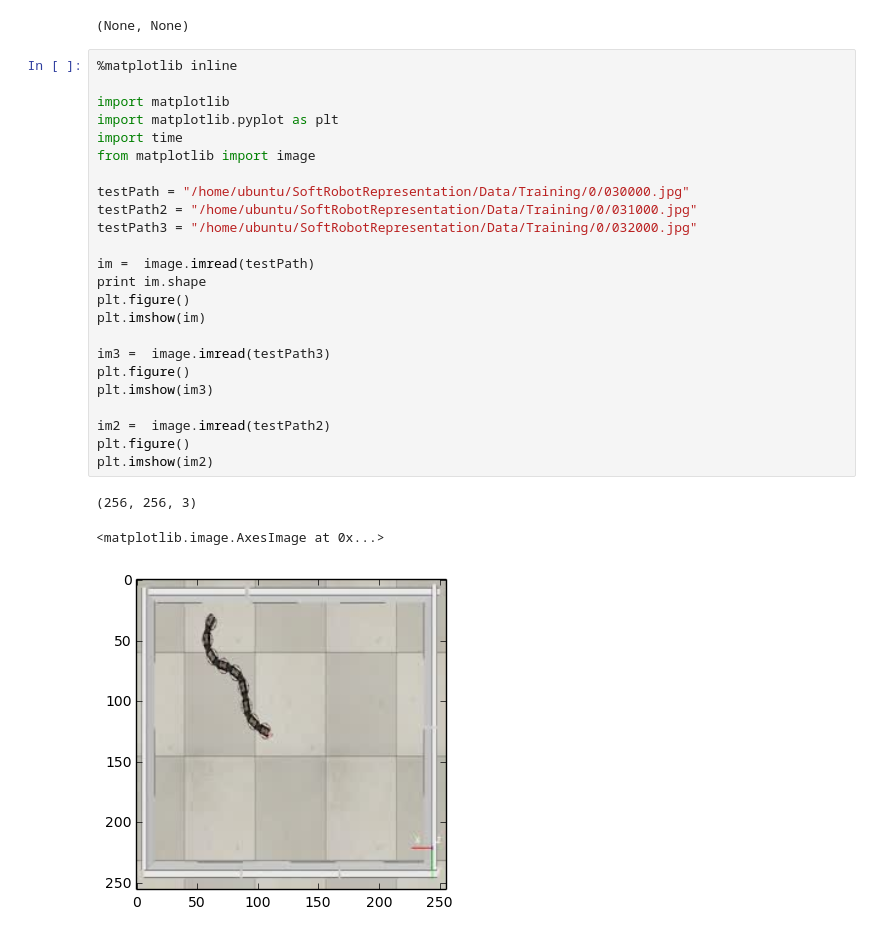
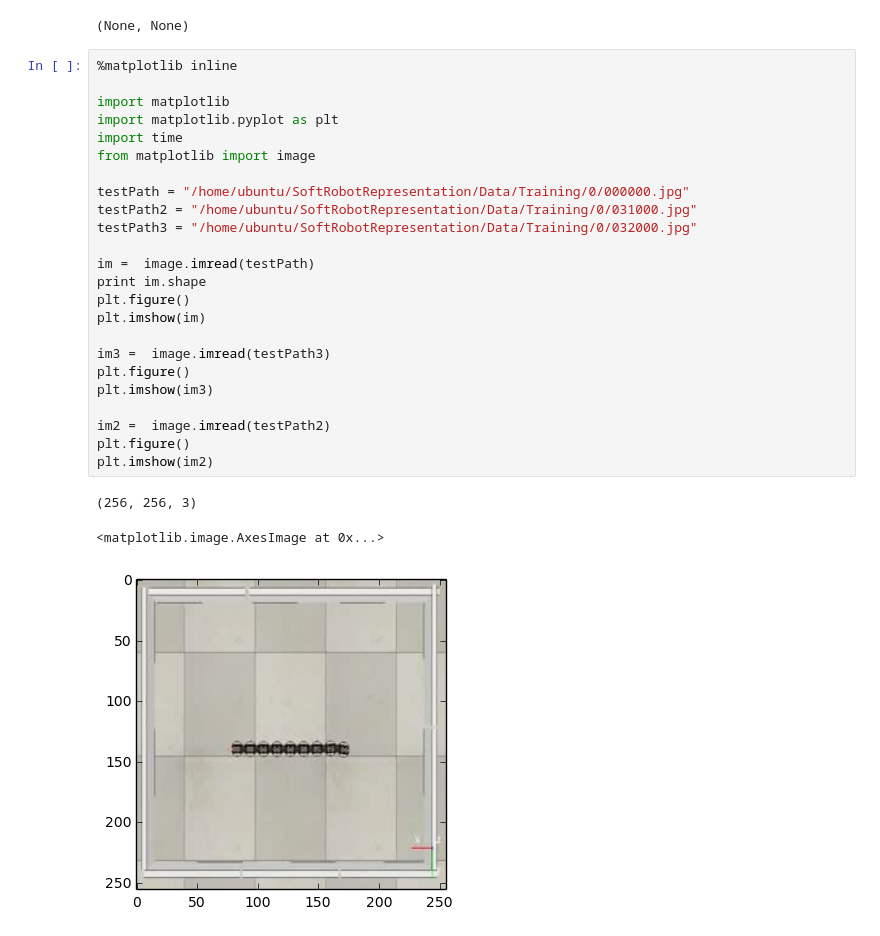
Before and after one commit to josephgreer/SoftRobotRepresentation, a Jupyter notebook: Src/PreprocessVideoData.ipynb, the cells around one changed output. Saved outputs shown, nothing was run; the diff lists cells and outputs as text.

```diff
--- a/Src/PreprocessVideoData.ipynb
+++ b/Src/PreprocessVideoData.ipynb
@@ -178,30 +178,30 @@ valStartNumber=9180
 # %%
 %matplotlib inline
 
 import matplotlib
 import matplotlib.pyplot as plt
 import time
 from matplotlib import image
 
-testPath = "/home/ubuntu/SoftRobotRepresentation/Data/Training/0/030000.jpg"
+testPath = "/home/ubuntu/SoftRobotRepresentation/Data/Training/0/000000.jpg"
 testPath2 = "/home/ubuntu/SoftRobotRepresentation/Data/Training/0/031000.jpg"
 testPath3 = "/home/ubuntu/SoftRobotRepresentation/Data/Training/0/032000.jpg"
 
 im =  image.imread(testPath)
 print im.shape
 plt.figure()
 plt.imshow(im)
 
 im3 =  image.imread(testPath3)
 plt.figure()
 plt.imshow(im3)
 
 im2 =  image.imread(testPath2)
 plt.figure()
 plt.imshow(im2)
 # %% [output]
 (256, 256, 3)
 <matplotlib.image.AxesImage at 0x...>
-[figure, old version]
+[figure, new version]
 [figure]
 [figure]
```
Also changed, not shown: 5 other files.
